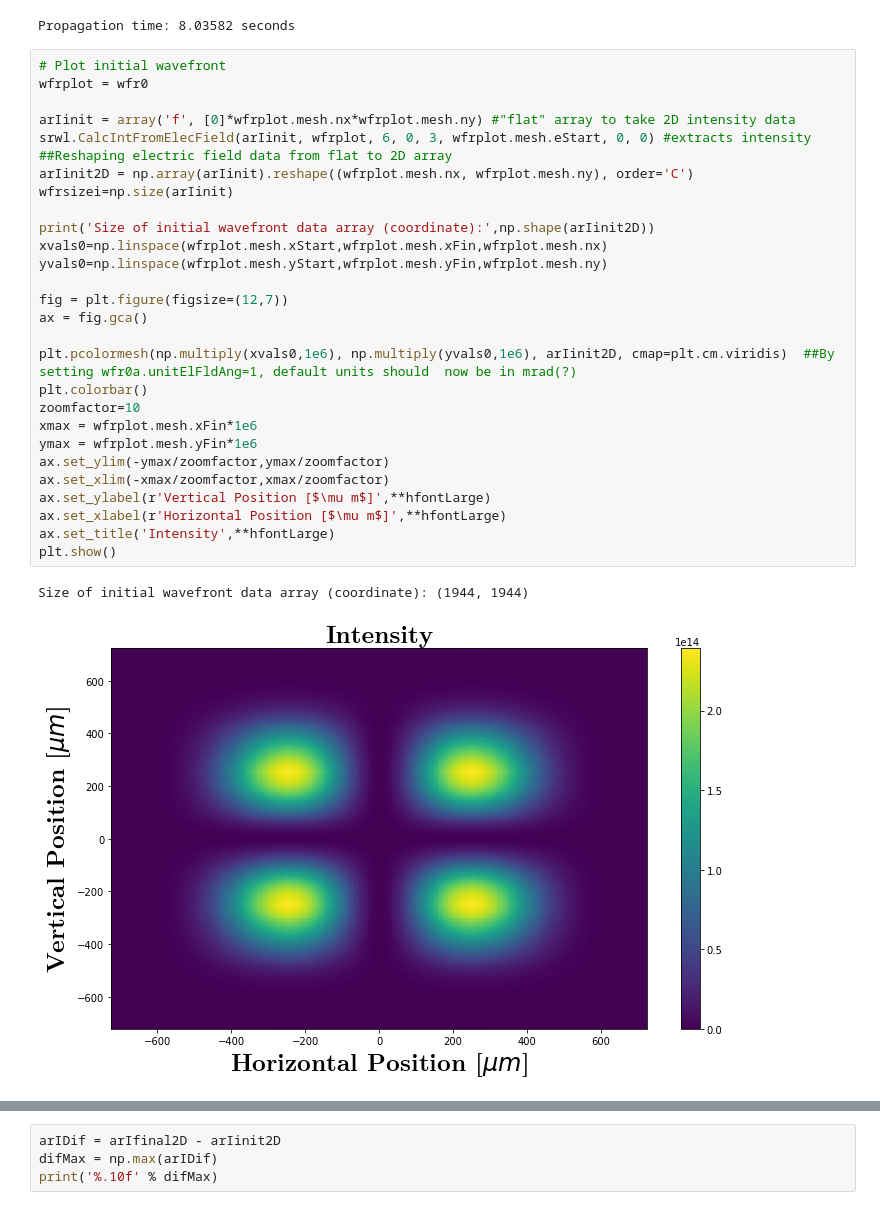
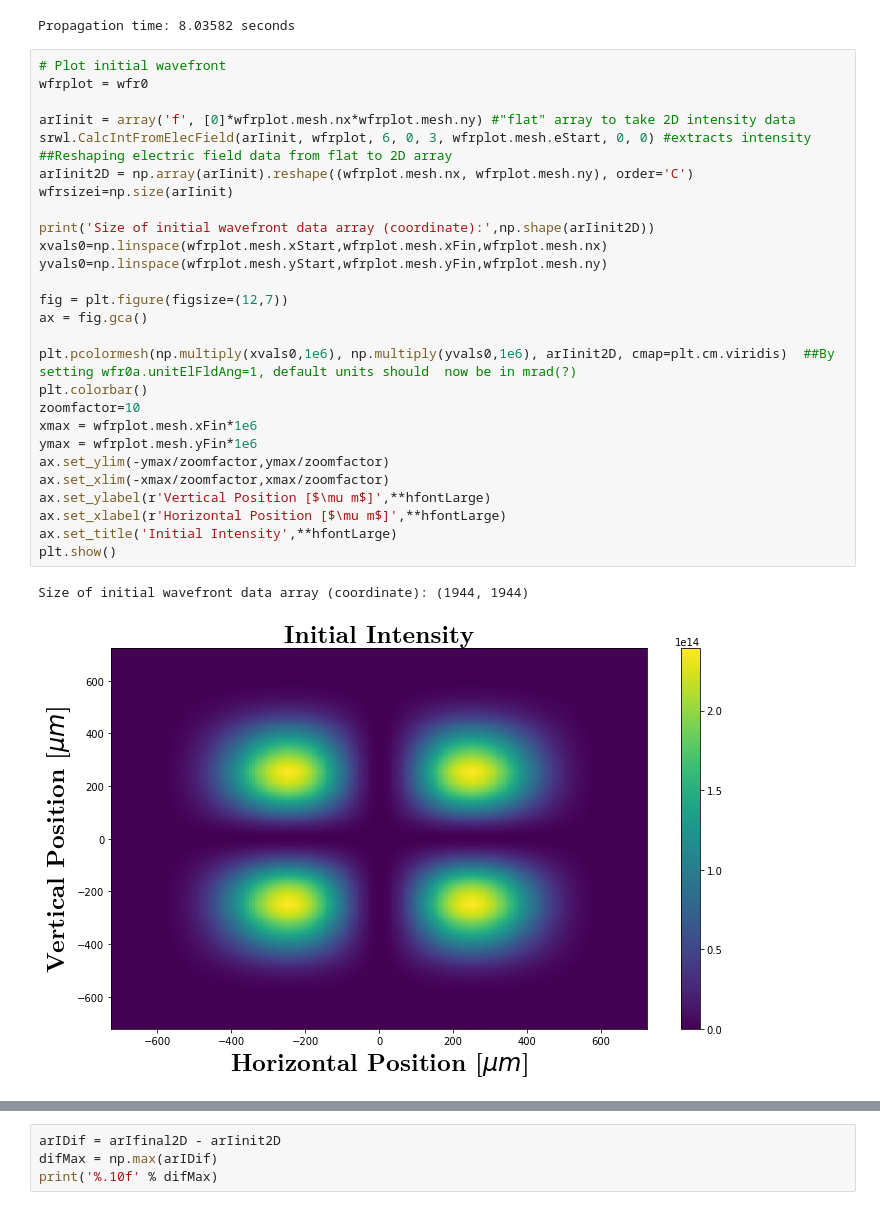
Before and after one commit to radiasoft/rslight, a Jupyter notebook: LCT/LCTtest.ipynb, the cells around one changed output, grey strips where cells are left out. Cells and saved outputs as stored; diff of their text form.

```diff
--- a/LCT/LCTtest.ipynb
+++ b/LCT/LCTtest.ipynb
@@ -77,34 +77,34 @@ Propagation time: 8.03582 seconds
 # %%
 # Plot initial wavefront
 wfrplot = wfr0
 
 arIinit = array('f', [0]*wfrplot.mesh.nx*wfrplot.mesh.ny) #"flat" array to take 2D intensity data
 srwl.CalcIntFromElecField(arIinit, wfrplot, 6, 0, 3, wfrplot.mesh.eStart, 0, 0) #extracts intensity
 ##Reshaping electric field data from flat to 2D array
 arIinit2D = np.array(arIinit).reshape((wfrplot.mesh.nx, wfrplot.mesh.ny), order='C')
 wfrsizei=np.size(arIinit)
 
 print('Size of initial wavefront data array (coordinate):',np.shape(arIinit2D))
 xvals0=np.linspace(wfrplot.mesh.xStart,wfrplot.mesh.xFin,wfrplot.mesh.nx)
 yvals0=np.linspace(wfrplot.mesh.yStart,wfrplot.mesh.yFin,wfrplot.mesh.ny)
 
 fig = plt.figure(figsize=(12,7))
 ax = fig.gca()
 
 plt.pcolormesh(np.multiply(xvals0,1e6), np.multiply(yvals0,1e6), arIinit2D, cmap=plt.cm.viridis)  ##By setting wfr0a.unitElFldAng=1, default units should  now be in mrad(?)
 plt.colorbar()
 zoomfactor=10
 xmax = wfrplot.mesh.xFin*1e6
 ymax = wfrplot.mesh.yFin*1e6
 ax.set_ylim(-ymax/zoomfactor,ymax/zoomfactor)
 ax.set_xlim(-xmax/zoomfactor,xmax/zoomfactor)
 ax.set_ylabel(r'Vertical Position [$\mu m$]',**hfontLarge)
 ax.set_xlabel(r'Horizontal Position [$\mu m$]',**hfontLarge)
-ax.set_title('Intensity',**hfontLarge)
+ax.set_title('Initial Intensity',**hfontLarge)
 plt.show()
 # %% [output]
 Size of initial wavefront data array (coordinate): (1944, 1944)
-[figure, old version]
+[figure, new version]
 # %%
 # Plot wavefront at pi/4
 wfrplot2 = wfr1
```
Also changed, not shown: parts of 2 cells of this notebook.
